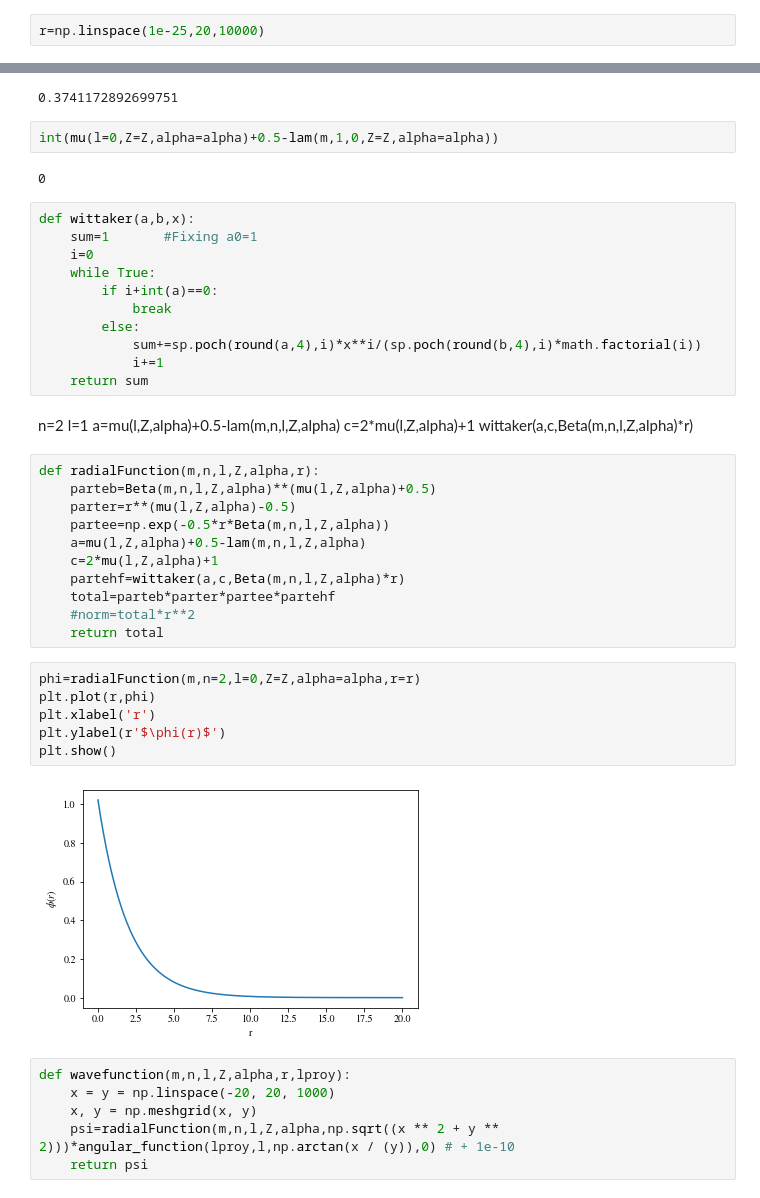
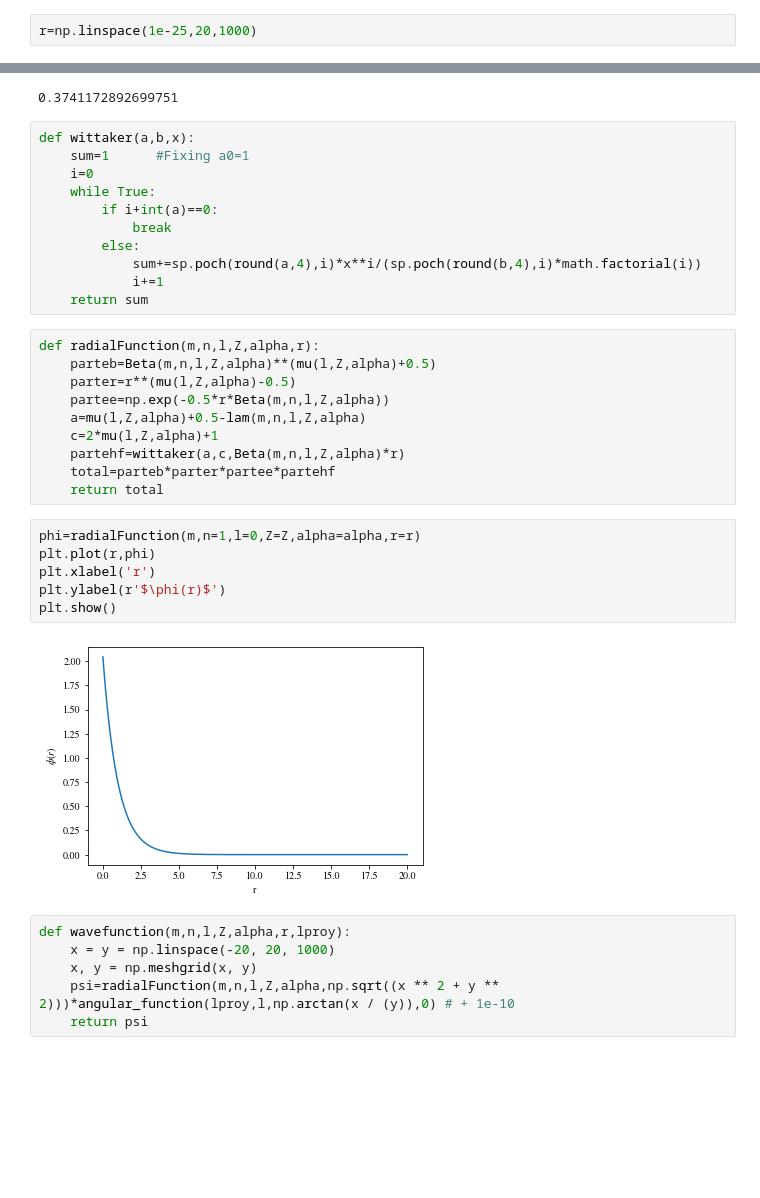
Before and after one commit to mjimenezsa/RQM, a Jupyter notebook: Quiz3.ipynb, the cells around one changed output, grey strips where cells are left out. Cells and saved outputs as stored; diff of their text form; blank space fills up the shorter version.

```diff
--- a/Quiz3.ipynb
+++ b/Quiz3.ipynb
@@ -22,7 +22,7 @@ Z=1
 e0=-1.602e-19
 alpha=1/(137.035999084)
 # %%
-r=np.linspace(1e-25,20,10000)
+r=np.linspace(1e-25,20,1000)
 # %%
 plt.rcParams['font.family'] = 'STIXGeneral'
 plt.rcParams['mathtext.fontset'] = 'stix'
@@ -55,13 +51,9 @@ lam(m,1,0,Z=Z,alpha=alpha)
 m*c**2-Energy(m,1,0,10,alpha) # Energy for n=1, l=0 and Z=10 as in the Greiner's Book
 # %% [output]
 0.3741172892699751
-# %%
-int(mu(l=0,Z=Z,alpha=alpha)+0.5-lam(m,1,0,Z=Z,alpha=alpha))
-# %% [output]
-0
 # %%
 def wittaker(a,b,x):
-    sum=1       #Fixing a0=1
+    sum=1      #Fixing a0=1
     i=0
     while True:
         if i+int(a)==0:
@@ -70,12 +62,6 @@ def wittaker(a,b,x):
             sum+=sp.poch(round(a,4),i)*x**i/(sp.poch(round(b,4),i)*math.factorial(i))
             i+=1
     return sum
-# %% [markdown]
-n=2
-l=1
-a=mu(l,Z,alpha)+0.5-lam(m,n,l,Z,alpha)
-c=2*mu(l,Z,alpha)+1
-wittaker(a,c,Beta(m,n,l,Z,alpha)*r)
 # %%
 def radialFunction(m,n,l,Z,alpha,r):
     parteb=Beta(m,n,l,Z,alpha)**(mu(l,Z,alpha)+0.5)
@@ -85,16 +71,15 @@ def radialFunction(m,n,l,Z,alpha,r):
     c=2*mu(l,Z,alpha)+1
     partehf=wittaker(a,c,Beta(m,n,l,Z,alpha)*r)
     total=parteb*parter*partee*partehf
-    #norm=total*r**2
     return total
 # %%
-phi=radialFunction(m,n=2,l=0,Z=Z,alpha=alpha,r=r)
+phi=radialFunction(m,n=1,l=0,Z=Z,alpha=alpha,r=r)
 plt.plot(r,phi)
 plt.xlabel('r')
 plt.ylabel(r'$\phi(r)$')
 plt.show()
 # %% [output]
-[figure, old version]
+[figure, new version]
 # %%
 def wavefunction(m,n,l,Z,alpha,r,lproy):
     x = y = np.linspace(-20, 20, 1000)
```
Also changed, not shown: parts of 5 cells of this notebook.
